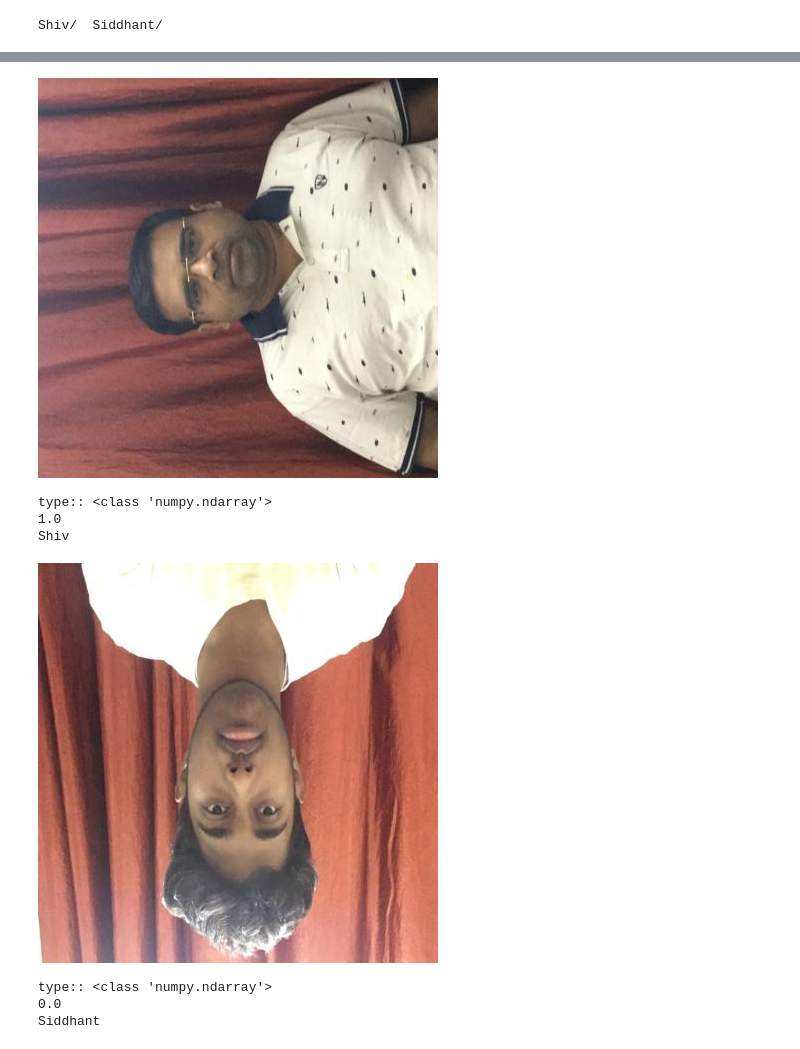
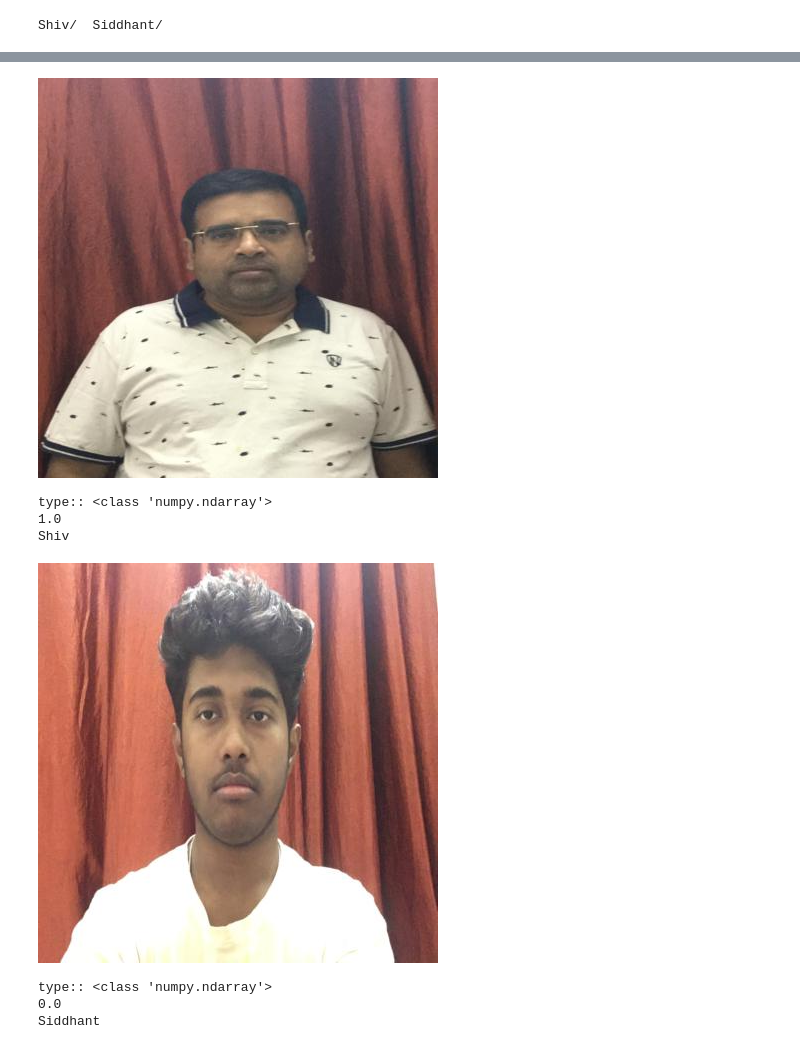
Before and after one commit to Shivdutta/AI_Vision, a Jupyter notebook: CNN_1.ipynb, the cells around one changed output, grey strips where cells are left out. Drawn from its saved outputs; the diff is of its cells as text; code cells hidden in the pictures.

```diff
--- a/CNN_1.ipynb
+++ b/CNN_1.ipynb
@@ -225,28 +225,28 @@ Epoch 1/1
 # %%
 import cv2
 from google.colab.patches import cv2_imshow
 img = cv2.imread('Images/Images/Shiv/IMG_3011.jpg',1)
-cv2_imshow(img)
+cv2_imshow(cv2.rotate(img,rotateCode=0))
 print('type::',type(img))
 
 import numpy as np
 from keras.preprocessing import image
 test_image = image.load_img('Images/Images/Shiv/IMG_3011.jpg', target_size = (64, 64))
 test_image = image.img_to_array(test_image)
 test_image = np.expand_dims(test_image, axis = 0)
 result = classifier1.predict(test_image)
 training_set.class_indices
 
 print(result[0][0])
 
 if result[0][0] == 1:
     prediction = 'Shiv'
     print(prediction)
 else:
     prediction = 'Siddhant'
     print(prediction)
 # %% [output]
-[figure, old version]
+[figure, new version]
 type:: <class 'numpy.ndarray'>
 1.0
 Shiv
@@ -254,7 +254,7 @@ Shiv
 import cv2
 from google.colab.patches import cv2_imshow
 img = cv2.imread('Images/Images/Siddhant/IMG_3214.jpg',1)
-cv2_imshow(img)
+cv2_imshow(cv2.rotate(img,rotateCode=1))
 print('type::',type(img))
 
 import numpy as np
@@ -274,7 +274,7 @@ else:
     prediction = 'Siddhant'
     print(prediction)
 # %% [output]
-[figure, old version]
+[figure, new version]
 type:: <class 'numpy.ndarray'>
 0.0
 Siddhant
```
Also changed, not shown: parts of 7 cells of this notebook.
